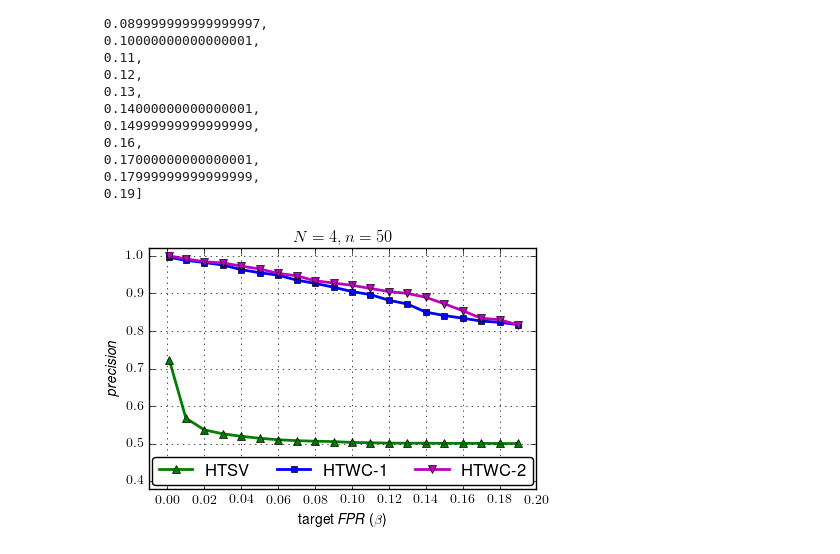
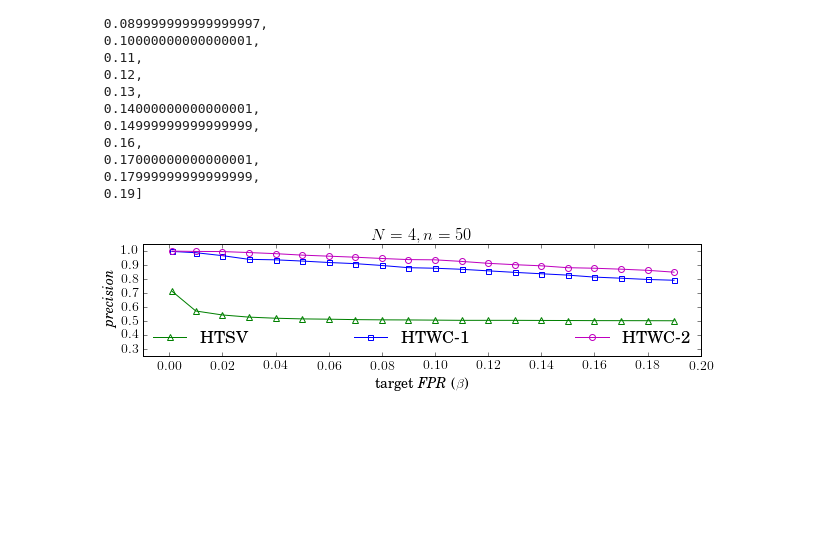
Before and after one commit to jingzbu/ROCHM, a Jupyter notebook: ROC_analysis_ordinary_Hoeffding_N_4_n_50.ipynb, the cells around one changed output. Saved outputs shown, nothing was run; the diff lists cells and outputs as text; code cells hidden in the pictures; blank space fills up the shorter version.

Commit message:
update tsp plots

```diff
--- a/ROC_analysis_ordinary_Hoeffding_N_4_n_50.ipynb
+++ b/ROC_analysis_ordinary_Hoeffding_N_4_n_50.ipynb
@@ -3,7 +3,7 @@ from __future__ import division
 # %%
 %run util.py
 # %%
-data_dir = "/home/jzh/Dropbox/Research/Anomaly_Detection/ROCHM/data_dir/"
+data_dir = "/home/jzh/Dropbox/tsp_rev_refs/anomaly-weakconv-waze/"
 # %%
 def wcKLs_testSet(N, n):
     # mu_0: the initial distribution; 1 x (N**2)
@@ -187,47 +187,55 @@ from pylab import *
 import itertools
 
 
-plt.figure(figsize=(5, 3.1))
+plt.figure(figsize=(10, 2))
 
 font = {"family" : "normal",
         "weight" : "normal",
-        "size"   : 20}
+        "size"   : 14}
+
+matplotlib.rc('font', **font)
 
 # from matplotlib import rc
 # rc('font',**{'family':'sans-serif','sans-serif':['Helvetica']})
 # ## for Palatino and other serif fonts use:
 # #rc('font',**{'family':'serif','serif':['Palatino']})
 rc('text', usetex=True)
 
 roc_sv_pr, = plt.plot([beta for beta in beta_list], \
-                   [roc_data_sv[beta]["Precision"] for beta in beta_list], "g-^", linewidth=2)
+                   [roc_data_sv[beta]["Precision"] for beta in beta_list], "g-^", linewidth=1,
+                      markerfacecolor="None", markeredgecolor="g", markeredgewidth=1)
+
 roc_wc_1_pr, = plt.plot([beta for beta in beta_list], \
-                     [roc_data_wc_1[beta]["Precision"] for beta in beta_list], "b-s", linewidth=2, markersize=5)
+                     [roc_data_wc_1[beta]["Precision"] for beta in beta_list], "b-s", linewidth=1, \
+                        markersize=5, markerfacecolor="None", markeredgecolor="b", markeredgewidth=1)
+
 roc_wc_2_pr, = plt.plot([beta for beta in beta_list], \
-                     [roc_data_wc_2[beta]["Precision"] for beta in beta_list], "m-v", linewidth=2)
+                     [roc_data_wc_2[beta]["Precision"] for beta in beta_list], "m-o", linewidth=1, \
+                        markerfacecolor="None", markeredgecolor="m", markeredgewidth=1)
 
 legend_list = [r"HTSV", r"HTWC-1", r"HTWC-2"]
 
 # legend(loc=0, fancybox="true", ncol=2, mode="expand", borderaxespad=0.2)
 
 plt.legend([roc_sv_pr, roc_wc_1_pr, roc_wc_2_pr], \
-           legend_list, loc=4, ncol=3, mode="expand", borderaxespad=0.2, numpoints=1, fancybox="true")
+           legend_list, loc=4, ncol=3, mode="expand", borderaxespad=0.2, numpoints=1, fancybox="true", \
+           frameon=False)
 plt.title(r"$N = %s, n = %s$"%(N, n))
 plt.xticks(np.arange(-0.02, 0.24, 0.02)[1:-1])
 
 pylab.xlim(-0.01, 0.2)
-pylab.ylim(0.38, 1.02)
+pylab.ylim(0.25, 1.05)
 
 plt.xlabel(r"target \textit{FPR} ($\beta$)")
 plt.ylabel(r"\textit{precision}")
-plt.grid()
+# plt.grid()
 
 
-savefig(data_dir + "ROC_data_precision_N_%s_n_%s.eps"%(N, n))
+savefig(data_dir + "ROC_data_precision_N_%s_n_%s.eps"%(N, n), dpi=300, bbox_inches="tight")
 
 plt.show()
 # %% [output]
-[figure, old version]
+[figure, new version]
 # %%
 import matplotlib.pyplot as plt
 import pylab
```
Also changed, not shown: parts of 3 cells of this notebook, 1 other file.
